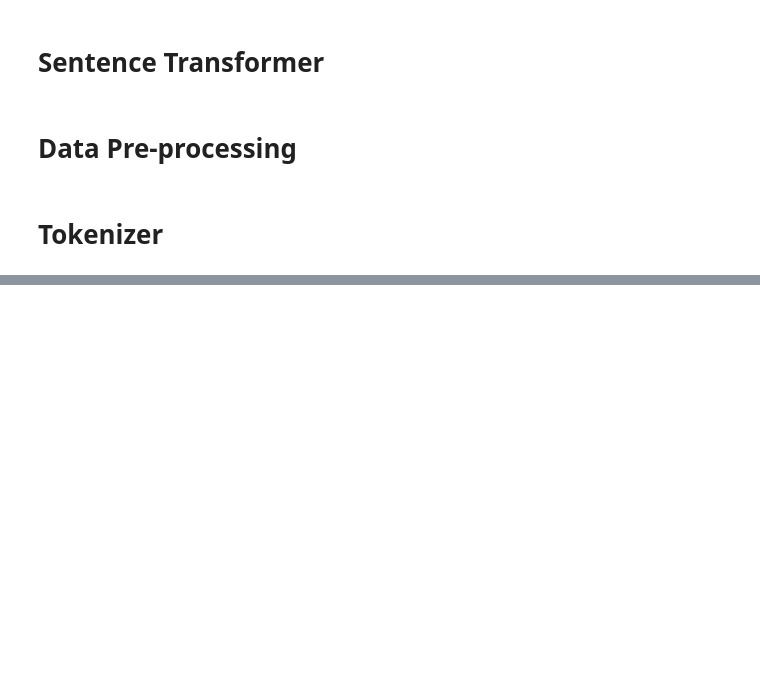
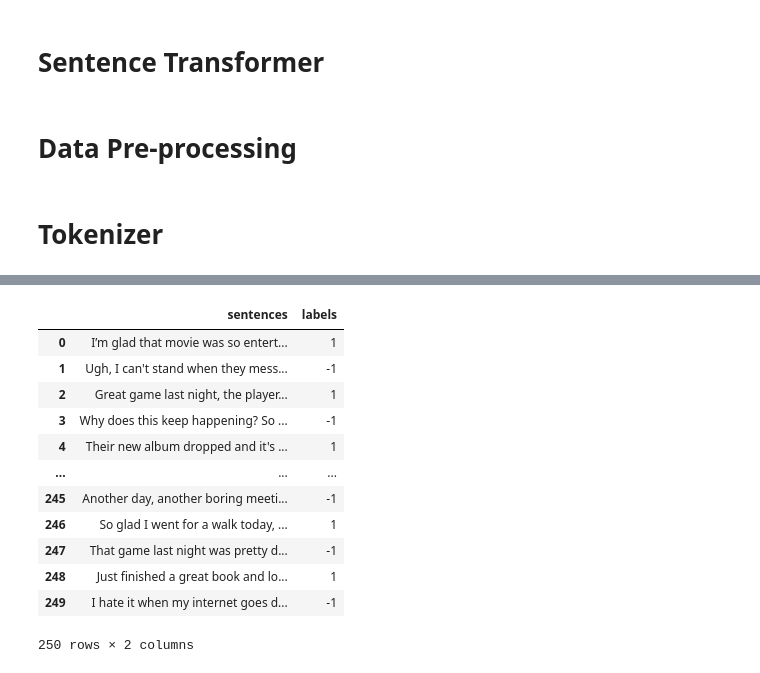
Before and after one commit to prangunj23/PGSURF25, a Jupyter notebook: reddit/token_co_occurence.ipynb, the cells around one changed output, grey strips where cells are left out. Saved outputs shown, nothing was run; the diff lists cells and outputs as text; code cells hidden in the pictures; blank space fills up the shorter version.

```diff
--- a/reddit/token_co_occurence.ipynb
+++ b/reddit/token_co_occurence.ipynb
@@ -32,0 +107,7 @@ encoding = tiktoken.get_encoding("")
+# %%
+response = client.responses.create(
+        model="gpt-4o",
+        instructions=instruction,
+        input=input[0]
+    )
+print(response.output_text)
@@ -32,0 +125,9 @@ encoding = tiktoken.get_encoding("")
+# %%
+res = []
+for i in tqdm(range(30)):
+    response = client.responses.create(
+        model="gpt-4o",
+        instructions=instruction,
+        input=input[0]
+    )
+    res.append(response.output_text)
@@ -32,0 +154,32 @@ encoding = tiktoken.get_encoding("")
+# %%
+labels = []
+sentences = []
+for i in range(30):
+    for word in res[i].split("\n"):
+        match = re.match(r'"(.*?)"\s*(-?\d+)', word)
+        if match:
+            quoted = match.group(1)
+            label = match.group(2)
+            sentences.append(quoted)
+            labels.append(int(label))
+# %%
+generated_df = pd.DataFrame({
+    'sentences': sentences,
+    'labels': labels
+})
+# %%
+generated_df
+# %% [output]
+|  | sentences | labels |
+| 0 | I’m glad that movie was so entert... | 1 |
+| 1 | Ugh, I can't stand when they mess... | -1 |
+| 2 | Great game last night, the player... | 1 |
+| 3 | Why does this keep happening? So ... | -1 |
+| 4 | Their new album dropped and it's ... | 1 |
+| ... | ... | ... |
+| 245 | Another day, another boring meeti... | -1 |
+| 246 | So glad I went for a walk today, ... | 1 |
+| 247 | That game last night was pretty d... | -1 |
+| 248 | Just finished a great book and lo... | 1 |
+| 249 | I hate it when my internet goes d... | -1 |
+250 rows × 2 columns
```
Also changed, not shown: parts of 16 cells of this notebook, 5 other files.
